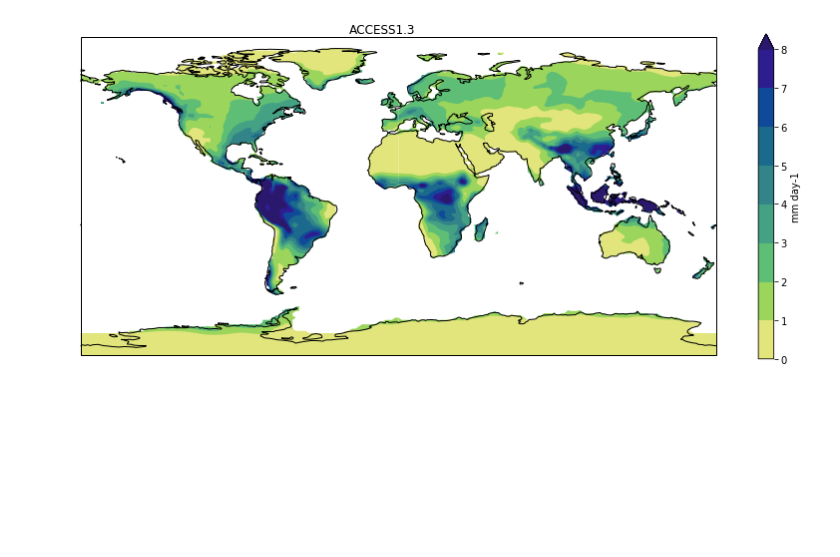
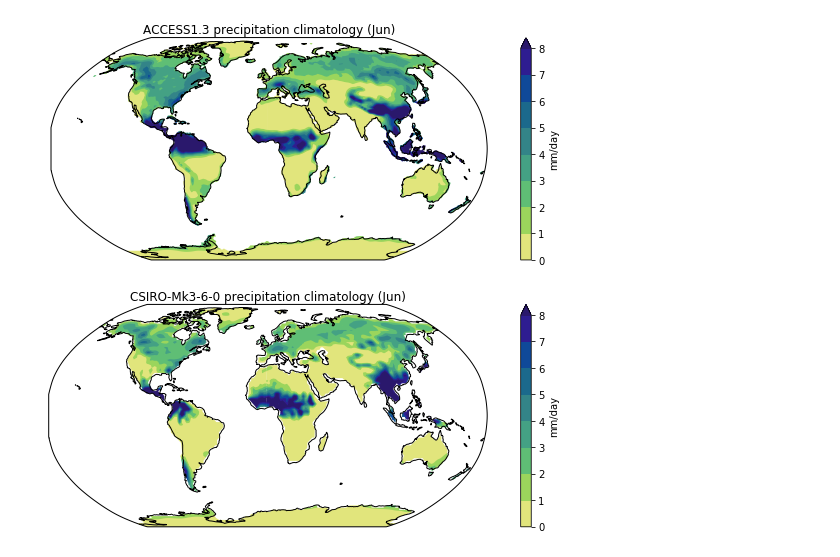
Before and after one commit to DamienIrving/teaching, a Jupyter notebook: amos-icshmo/precip_analysis.ipynb, the cells around one changed output. Drawn from its saved outputs; the diff is of its cells as text; code cells hidden in the pictures; blank space fills up the shorter version.

Commit message:
Added side-by-side plotting

```diff
--- a/amos-icshmo/precip_analysis.ipynb
+++ b/amos-icshmo/precip_analysis.ipynb
@@ -81,11 +97,32 @@ def plot_data(cube):
-# %%
-access_pr_cube = read_data(access_pr_file, 'precipitation_flux', month=None)
-access_pr_clim = access_pr_cube.collapsed('time', iris.analysis.MEAN)
-access_pr_clim = convert_pr_units(access_pr_clim)
-
-access_sftlf_cube = iris.load_cube(access_sftlf_file, 'land_area_fraction')
-access_pr_clim = mask_ocean(access_pr_clim, access_sftlf_cube)
-
-plot_data(access_pr_clim)
-# %% [output]
-[figure, removed]
+# %%
+# Command line selections
+
+levels = [0, 1, 2, 3, 4, 5, 6, 7, 8]
+month = 'Jun'
+
+projs = {'PlateCarree': ccrs.PlateCarree(),
+         'PlateCarree_Dateline': ccrs.PlateCarree(central_longitude=180.0),
+         'Mollweide_Dateline': ccrs.Mollweide(central_longitude=180.0),
+         'Mollweide': ccrs.Mollweide(),
+         'Robinson_Dateline': ccrs.Robinson(central_longitude=180.0),
+         'Robinson': ccrs.Robinson(),
+         'Orthographic': ccrs.Orthographic(central_longitude=0, central_latitude=0),
+        }
+
+# main()
+
+access_pr_clim = calc_climatology(access_pr_file, access_sftlf_file, month=month)
+csiro_pr_clim = calc_climatology(csiro_pr_file, csiro_sftlf_file, month=month)
+
+fig = plt.figure(figsize=[12,9])
+
+#nrows, ncols, plotnum, projection=out_proj_object
+ax_top = plt.subplot(2, 1, 1, projection=projs['Robinson'])
+ax_bottom = plt.subplot(2, 1, 2, projection=projs['Robinson'])
+
+plot_data(ax_top, access_pr_clim, levels, month)
+plot_data(ax_bottom, csiro_pr_clim, levels, month)
+
+plt.show()
+# %% [output]
+[figure, added]
```
Also changed, not shown: parts of 2 cells of this notebook.
